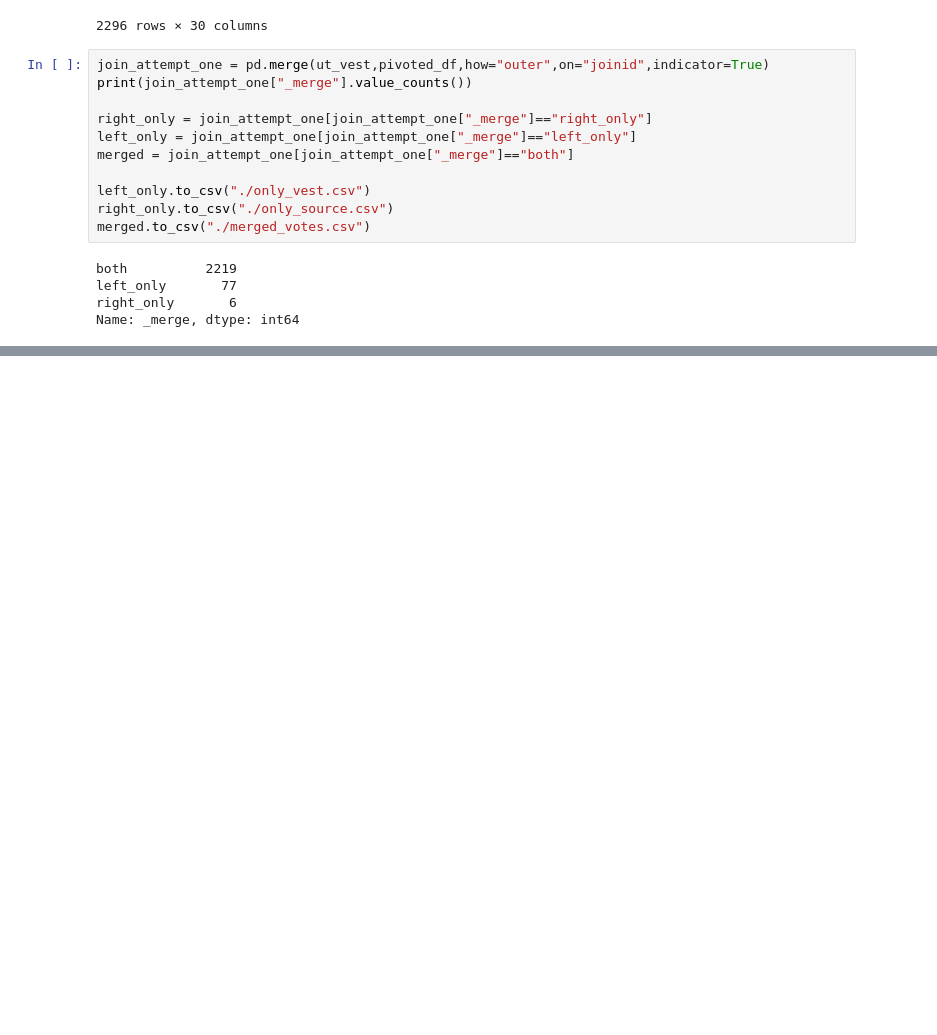
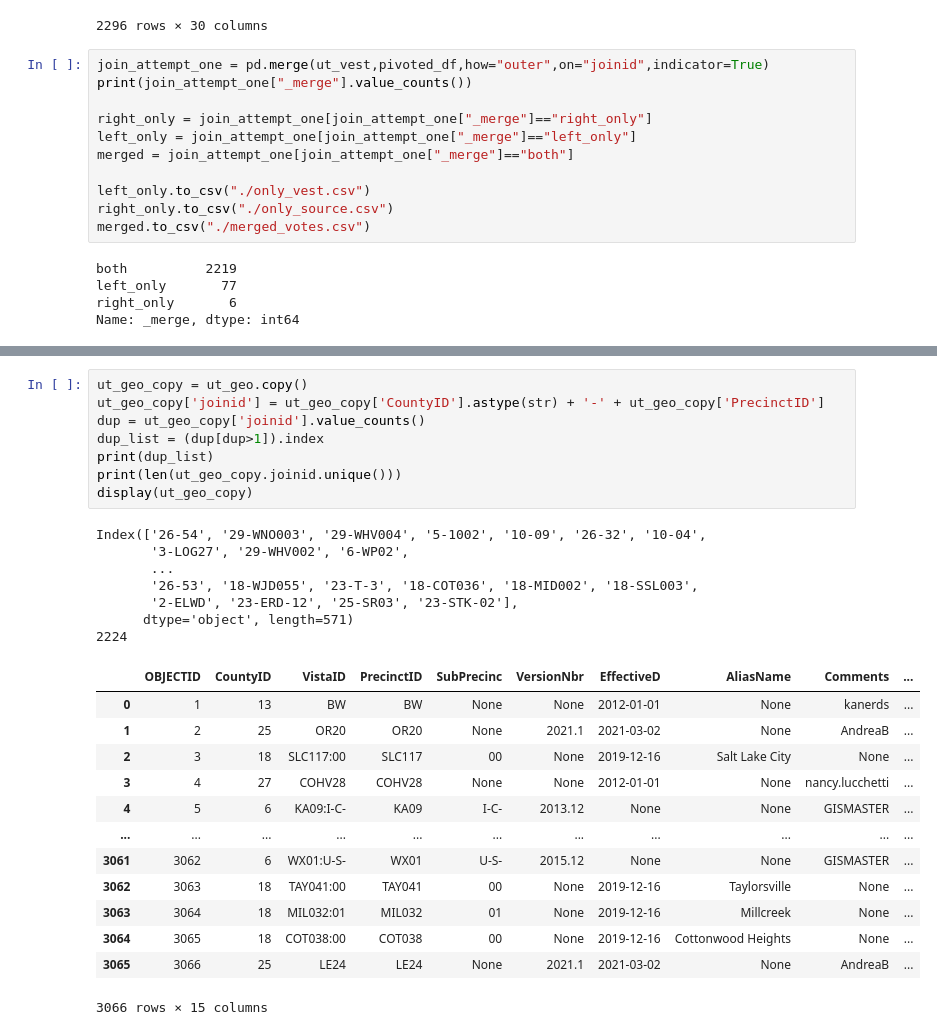
Before and after one commit to nonpartisan-redistricting-datahub/pdv-ut, a Jupyter notebook: vest-ut-2016/validation.ipynb, the cells around one changed output, grey strips where cells are left out. Cells and saved outputs as stored; diff of their text form; blank space fills up the shorter version.

```diff
--- a/vest-ut-2016/validation.ipynb
+++ b/vest-ut-2016/validation.ipynb
@@ -706,0 +837,29 @@ Name: _merge, dtype: int64
+# %%
+ut_geo_copy = ut_geo.copy()
+ut_geo_copy['joinid'] = ut_geo_copy['CountyID'].astype(str) + '-' + ut_geo_copy['PrecinctID']
+dup = ut_geo_copy['joinid'].value_counts()
+dup_list = (dup[dup>1]).index
+print(dup_list)
+print(len(ut_geo_copy.joinid.unique()))
+display(ut_geo_copy)
+# %% [output]
+Index(['26-54', '29-WNO003', '29-WHV004', '5-1002', '10-09', '26-32', '10-04',
+       '3-LOG27', '29-WHV002', '6-WP02',
+       ...
+       '26-53', '18-WJD055', '23-T-3', '18-COT036', '18-MID002', '18-SSL003',
+       '2-ELWD', '23-ERD-12', '25-SR03', '23-STK-02'],
+      dtype='object', length=571)
+2224
+|  | OBJECTID | CountyID | VistaID | PrecinctID | SubPrecinc | VersionNbr | EffectiveD | AliasName | Comments | ... |
+| 0 | 1 | 13 | BW | BW | None | None | 2012-01-01 | None | kanerds | ... |
+| 1 | 2 | 25 | OR20 | OR20 | None | 2021.1 | 2021-03-02 | None | AndreaB | ... |
+| 2 | 3 | 18 | SLC117:00 | SLC117 | 00 | None | 2019-12-16 | Salt Lake City | None | ... |
+| 3 | 4 | 27 | COHV28 | COHV28 | None | None | 2012-01-01 | None | nancy.lucchetti | ... |
+| 4 | 5 | 6 | KA09:I-C- | KA09 | I-C- | 2013.12 | None | None | GISMASTER | ... |
+| ... | ... | ... | ... | ... | ... | ... | ... | ... | ... | ... |
+| 3061 | 3062 | 6 | WX01:U-S- | WX01 | U-S- | 2015.12 | None | None | GISMASTER | ... |
+| 3062 | 3063 | 18 | TAY041:00 | TAY041 | 00 | None | 2019-12-16 | Taylorsville | None | ... |
+| 3063 | 3064 | 18 | MIL032:01 | MIL032 | 01 | None | 2019-12-16 | Millcreek | None | ... |
+| 3064 | 3065 | 18 | COT038:00 | COT038 | 00 | None | 2019-12-16 | Cottonwood Heights | None | ... |
+| 3065 | 3066 | 25 | LE24 | LE24 | None | 2021.1 | 2021-03-02 | None | AndreaB | ... |
+3066 rows × 15 columns
```
Also changed, not shown: parts of 19 cells of this notebook.
